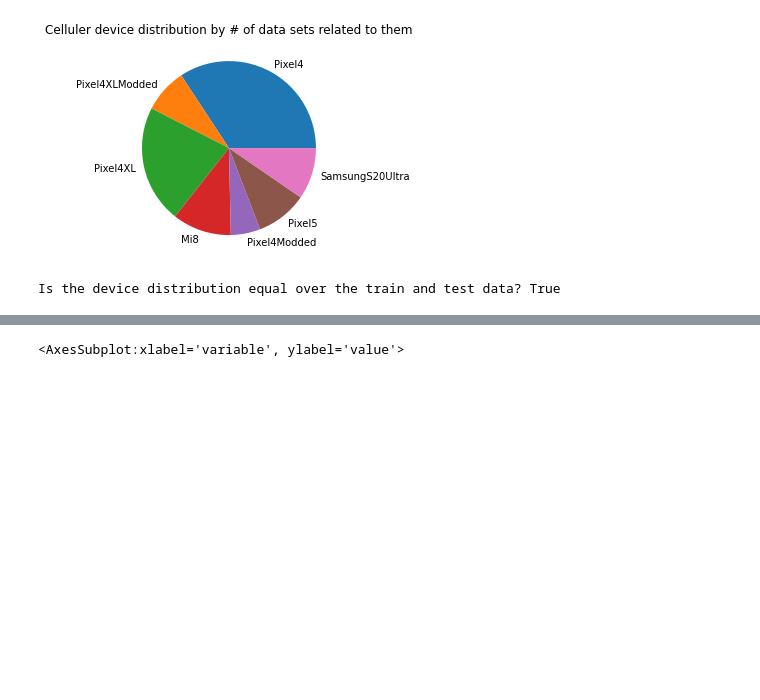
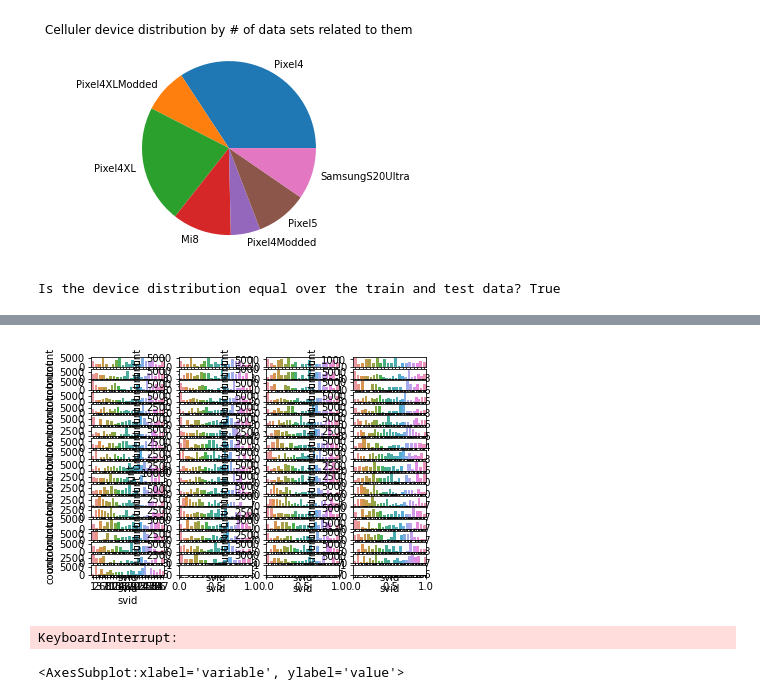
Before and after one commit to shacharhelmer/GNSS-Google, a Jupyter notebook: shachar-dev.ipynb, the cells around one changed output, grey strips where cells are left out. Saved outputs shown, nothing was run; the diff lists cells and outputs as text; code cells hidden in the pictures; blank space fills up the shorter version.

```diff
--- a/shachar-dev.ipynb
+++ b/shachar-dev.ipynb
@@ -586 +526,12 @@ Index(['collectionName', 'phoneName', 'millisSinceGpsEpoch',
+# %%
+fig, axs = plt.subplots(int(len(derived_train_sets) / 4) + 1, 4)
+for idx, s in enumerate(derived_train_sets):
+    df = pd.read_csv(derived_train_sets[idx])
+    sns.countplot(x=df['svid'], ax=axs[int(idx / 4)][idx % 4])
+# %% [output]
+[figure, added]
+# %%
+read_files_to_df(derived_train_sets)
+# %% [output]
+KeyboardInterrupt:
 # %%
```
Also changed, not shown: parts of 16 cells of this notebook.
